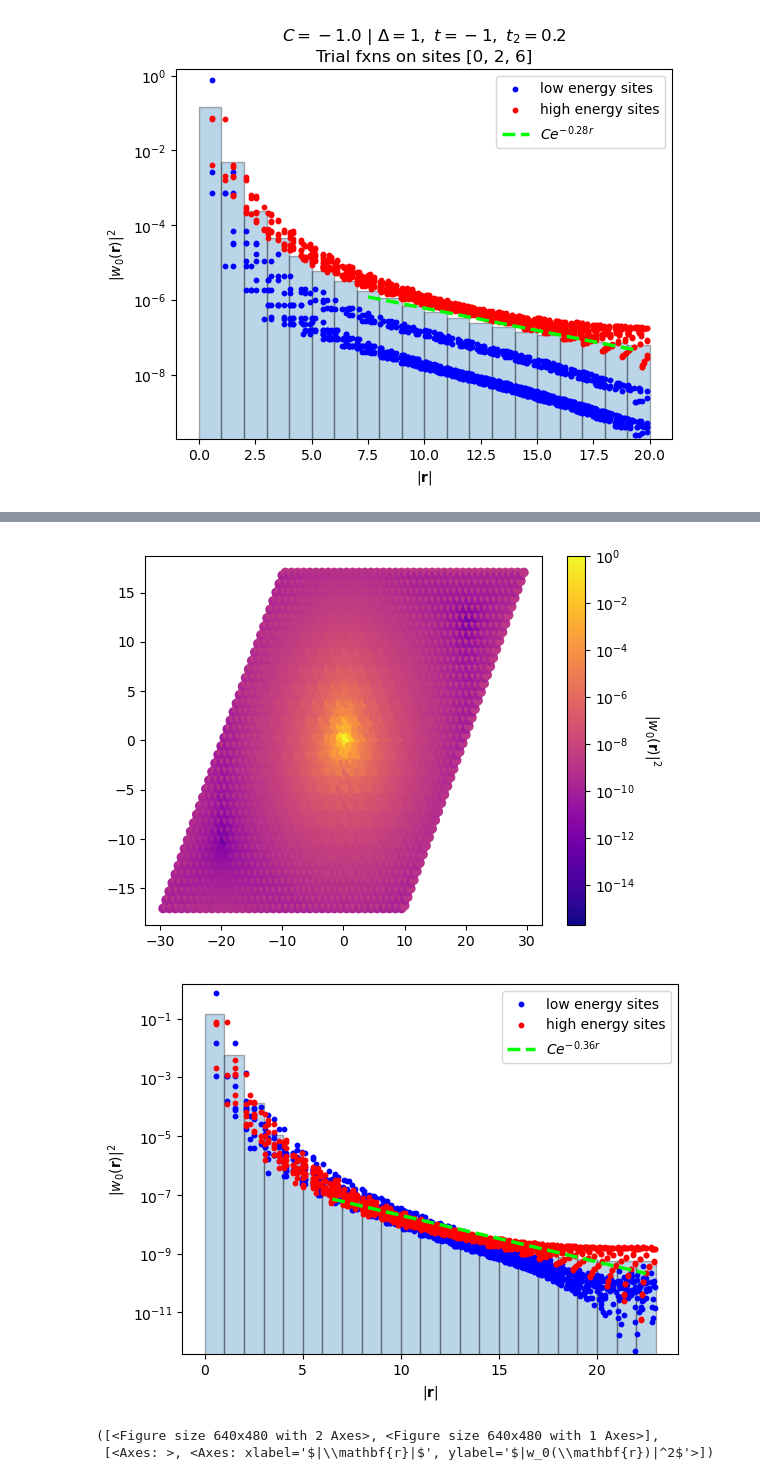
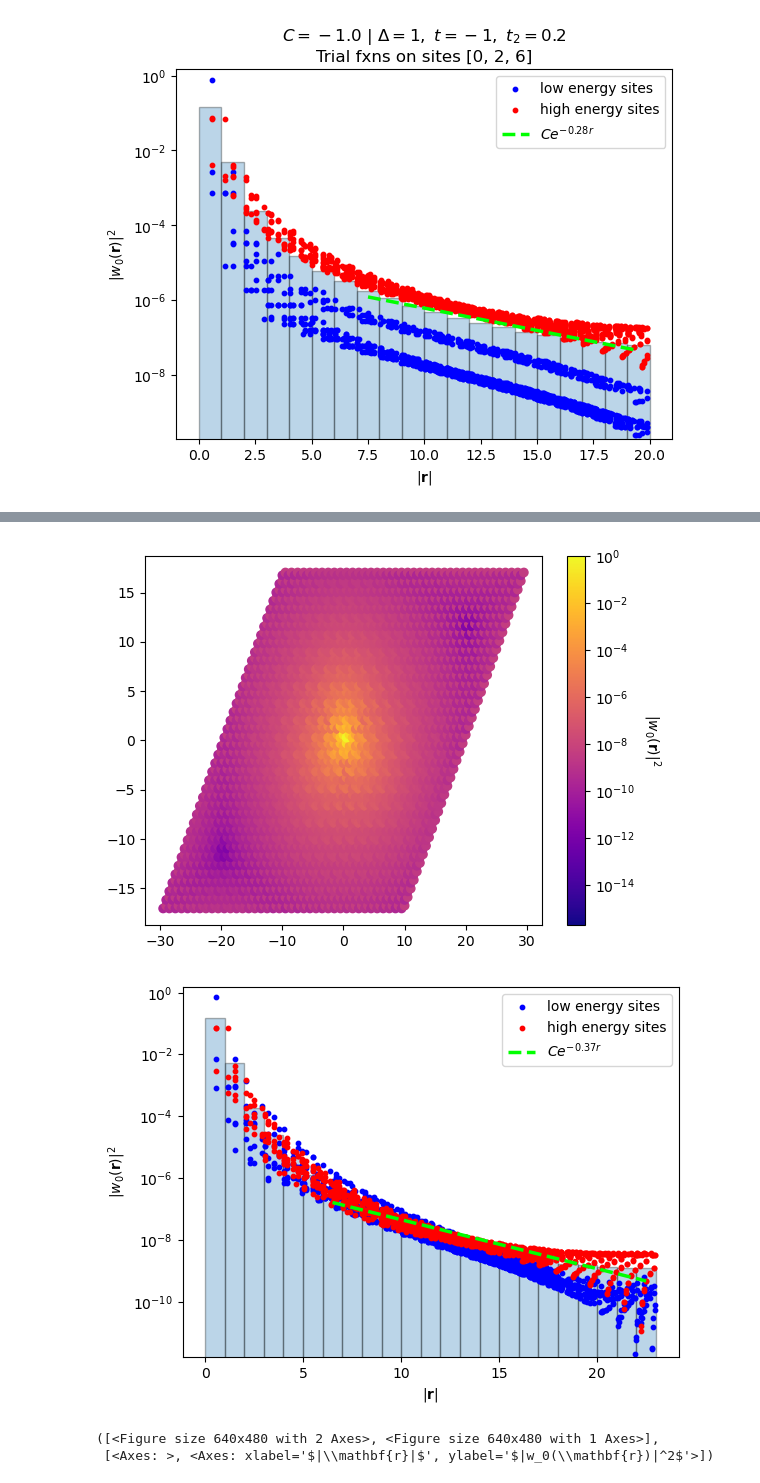
Before and after one commit to treycole/WanPy, a Jupyter notebook: examples/Haldane.ipynb, the cells around one changed output, grey strips where cells are left out. Drawn from its saved outputs; the diff is of its cells as text; code cells hidden in the pictures.

```diff
--- a/dev notebooks/Haldane_wan.ipynb
+++ b/examples/Haldane.ipynb
@@ -105,11 +105,11 @@ plot.plot_Wan(w0, idx, orbs, lat_vecs, title=title, plot_phase=True, plot_decay=
 # %%
 # outer window of entangled bands is full occupied manifold
 outer_states = u_wfs_Wan._wfs[..., :n_occ, :]
-w0_max_loc = max_loc_Wan(model, u_wfs_Wan, tf_list, outer_states,
-        iter_num_omega_i=500, iter_num_omega_til=500,
-        state_idx=None, print_=True, return_uwfs=False, eps=2e-3
+W0_max_loc, Wf_cntrs = max_loc_Wan(lat_vecs, orbs, u_wfs_Wan, tf_list, outer_states,
+        iter_num_omega_i=100, iter_num_omega_til=100,
+        state_idx=None, verbose=True, return_uwfs=False, return_wf_centers=True, eps=2e-3
         )
 
 Wan_idx = 0
-plot.plot_Wan(w0_max_loc, Wan_idx, orbs, lat_vecs, plot_decay=True, show=True)
+plot.plot_Wan(W0_max_loc, Wan_idx, orbs, lat_vecs, plot_decay=True, show=True)
 # %% [output]
@@ -133,4 +133,4 @@ Omega_til after maximal localization = (0.024944486374121357+0j)
 [figure]
-[figure, old version]
+[figure, new version]
 ([<Figure size 640x480 with 2 Axes>, <Figure size 640x480 with 1 Axes>],
  [<Axes: >, <Axes: xlabel='$|\\mathbf{r}|$', ylabel='$|w_0(\\mathbf{r})|^2$'>])
```
Also changed, not shown: parts of 4 cells of this notebook, 4 other files.
